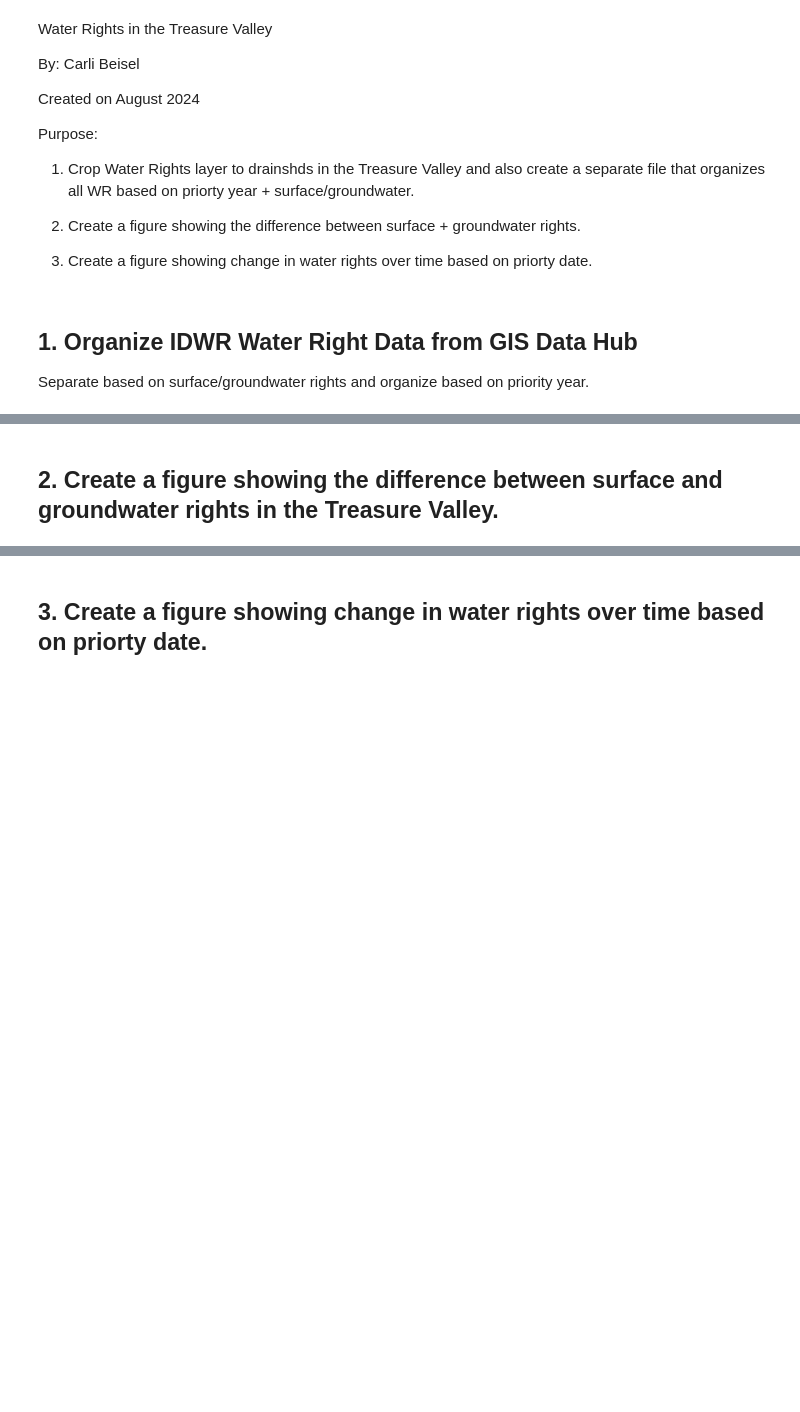
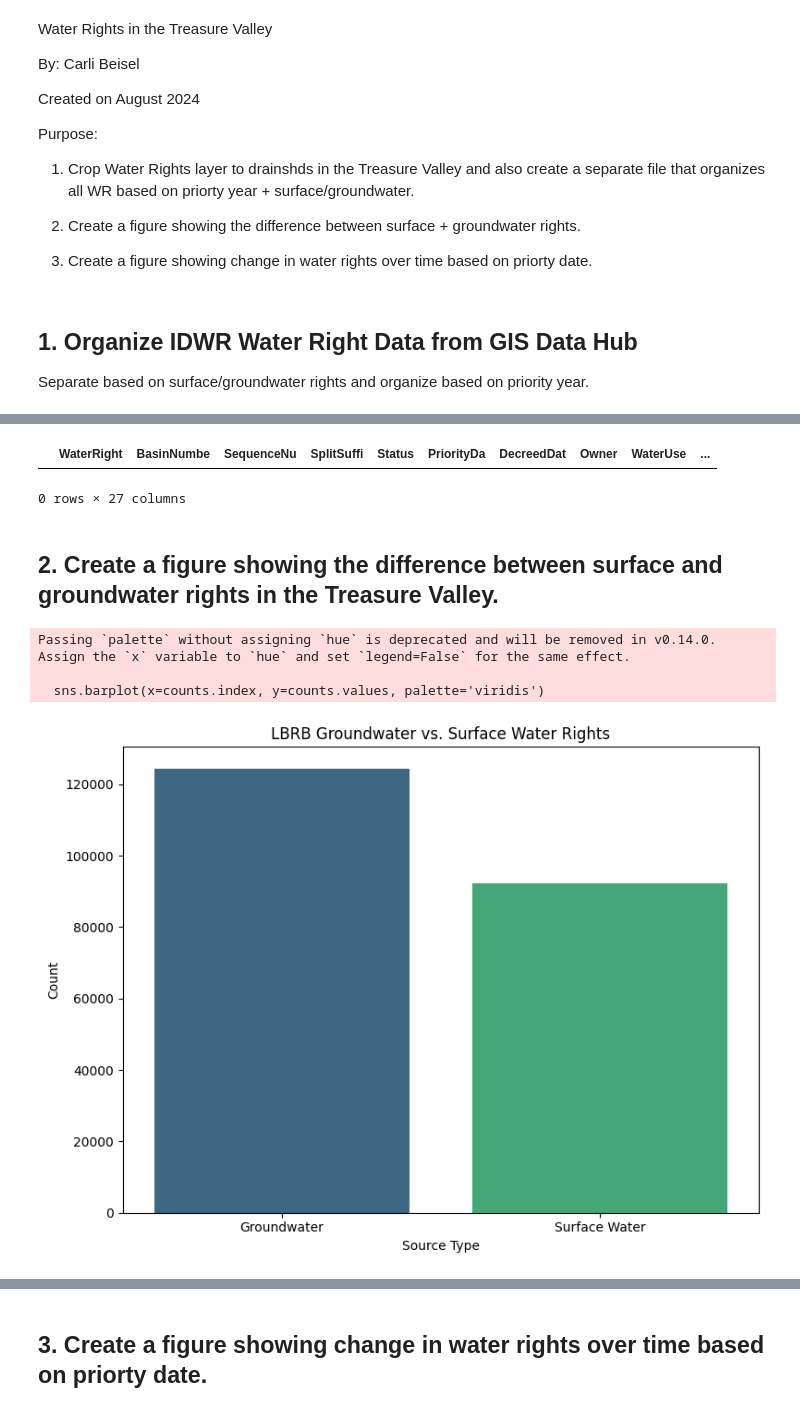
Before and after one commit to carlibeisel/Drains_Lower_Boise_River, a Jupyter notebook: *water_rights.ipynb, the cells around one changed output, grey strips where cells are left out. Cells and saved outputs as stored; diff of their text form; code cells hidden in the pictures; blank space fills up the shorter version.

Commit message:
edited figures

```diff
--- a/*water_rights.ipynb
+++ b/*water_rights.ipynb
@@ -23,0 +127,6 @@ Separate based on surface/groundwater rights and organize based on priority year
+# %%
+file = pd.read_csv('/content/drive/MyDrive/Data/Model Modifications/water_rights/wr_drainshed_masked/Conway Gulch_wr.csv')
+file
+# %% [output]
+|  | WaterRight | BasinNumbe | SequenceNu | SplitSuffi | Status | PriorityDa | DecreedDat | Owner | WaterUse | ... |
+0 rows × 27 columns
@@ -24,2 +137,33 @@ Separate based on surface/groundwater rights and organize based on priority year
 # %% [markdown]
 ## 2. Create a figure showing the difference between surface and groundwater rights in the Treasure Valley.
+# %%
+# ----------------------------------- #
+#   Figure for SW/GW in LBRB (bar)    #
+# ----------------------------------- #
+data = pd.read_csv('/content/drive/MyDrive/Data/Model Modifications/water_rights/lbrb_water_rights.csv')
+
+# Ensure 'Source' column is in the expected format
+data['Source'] = data['Source'].astype(str)
+
+groundwater = data[data['Source'] == 'GROUND WATER']
+surface_water = data[data['Source'] != 'GROUND WATER']
+
+counts = pd.Series({
+    'Groundwater': len(groundwater),
+    'Surface Water': len(surface_water)
+})
+
+plt.figure(figsize=(8, 6))
+sns.barplot(x=counts.index, y=counts.values, palette='viridis')
+
+plt.title('LBRB Groundwater vs. Surface Water Rights')
+plt.xlabel('Source Type')
+plt.ylabel('Count')
+
+plt.tight_layout()
+plt.show()
+# %% [output]
+Passing `palette` without assigning `hue` is deprecated and will be removed in v0.14.0. Assign the `x` variable to `hue` and set `legend=False` for the same effect.
+
+  sns.barplot(x=counts.index, y=counts.values, palette='viridis')
+[figure, added]
```
Also changed, not shown: parts of 18 cells of this notebook.
